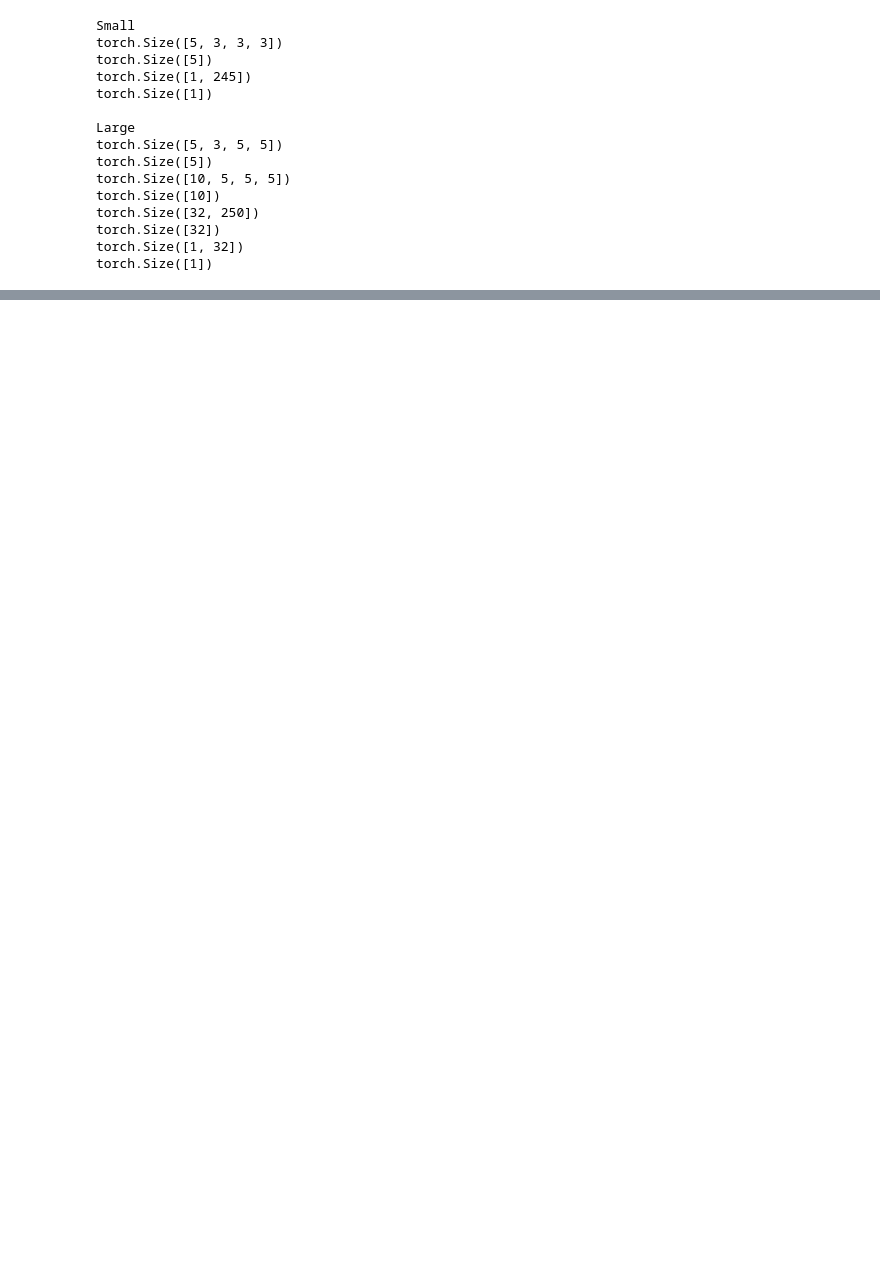
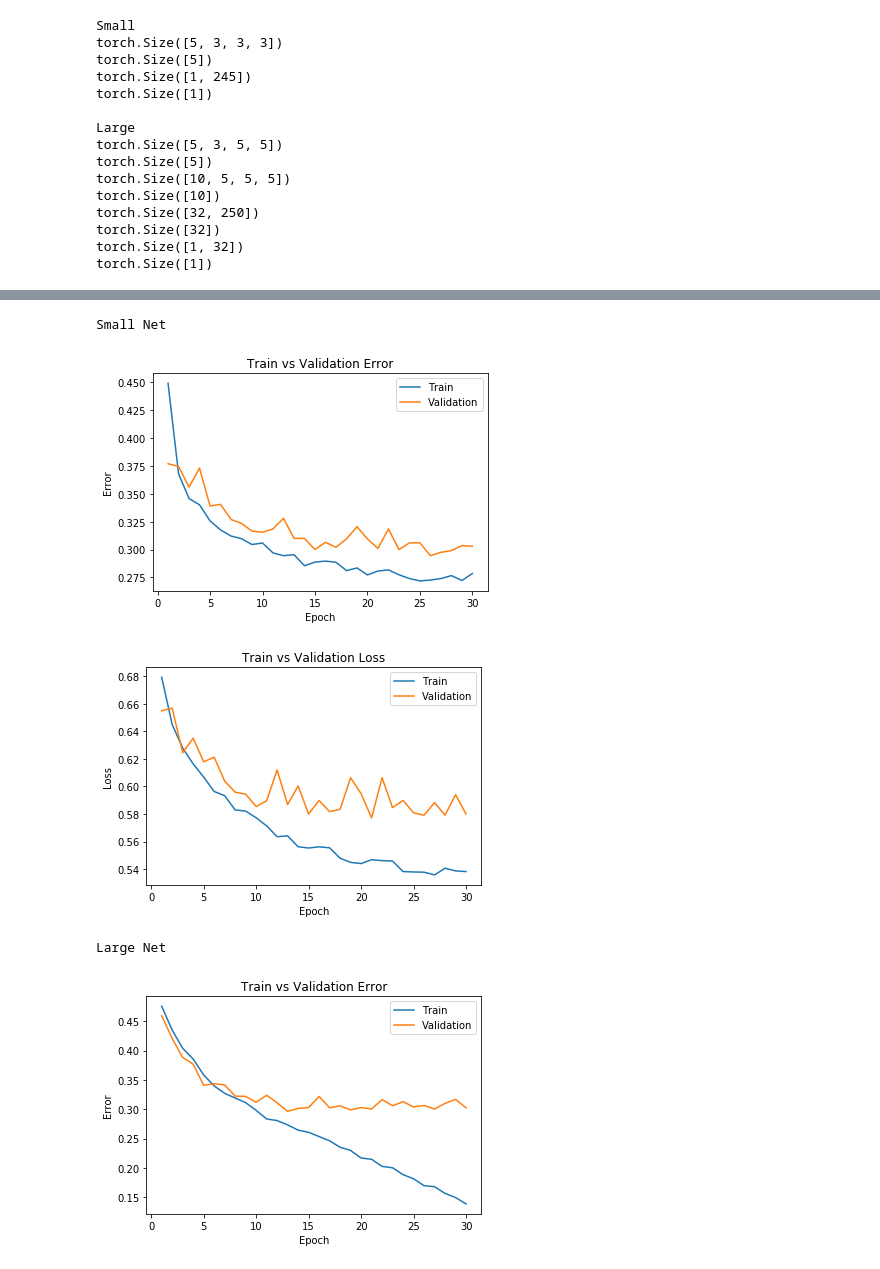
Before and after one commit to zhengmaxwell/Genre_Classifier, a Jupyter notebook: src/Labs/Lab2/Lab2.ipynb, the cells around one changed output, grey strips where cells are left out. Cells and saved outputs as stored; diff of their text form; code cells hidden in the pictures; blank space fills up the shorter version.

```diff
--- a/src/Labs/Lab2/Lab2.ipynb
+++ b/src/Labs/Lab2/Lab2.ipynb
@@ -86,28 +81,26 @@ def evaluate(net, loader, criterion):
 # %%
 def plot_training_curve(path):
 
-    import matplotlib.plyplot as plt
+    import matplotlib.pyplot as plt
 
     train_err = np.loadtxt("{}_train_err.csv".format(path))
     val_err = np.loadtxt("{}_val_err.csv".format(path))
-    train_loss = np.loadtext("{}_train_loss.csv".format(path))
+    train_loss = np.loadtxt("{}_train_loss.csv".format(path))
     val_loss = np.loadtxt("{}_val_loss.csv".format(path))
-    plt.title("Train as Validation Error")
-    n = len(train_err)
-
+    plt.title("Train vs Validation Error")
+    n = len(train_err) # number of epochs
     plt.plot(range(1,n+1), train_err, label="Train")
     plt.plot(range(1,n+1), val_err, label="Validation")
     plt.xlabel("Epoch")
     plt.ylabel("Error")
-    plt.legend(loc="best")
+    plt.legend(loc='best')
     plt.show()
-
     plt.title("Train vs Validation Loss")
     plt.plot(range(1,n+1), train_loss, label="Train")
     plt.plot(range(1,n+1), val_loss, label="Validation")
     plt.xlabel("Epoch")
     plt.ylabel("Loss")
-    plt.legend(loc="best")
+    plt.legend(loc='best')
     plt.show()
 # %%
 train_loader, val_loader, test_loader, classes = get_data_loader(target_classes=["cat", "dog"], batch_size=1)
@@ -333,0 +350,14 @@ Total time elapsed: 57.48 seconds
+# %%
+#2e
+
+print("Small Net")
+plot_training_curve(get_model_name("small", batch_size=64, learning_rate=0.01, epoch=29))
+
+print("Large Net")
+plot_training_curve(get_model_name("large", batch_size=64, learning_rate=0.01, epoch=29))
+# %% [output]
+Small Net
+[figure, added]
+[figure, added]
+Large Net
+[figure, added]
```
Also changed, not shown: parts of 45 cells of this notebook.
